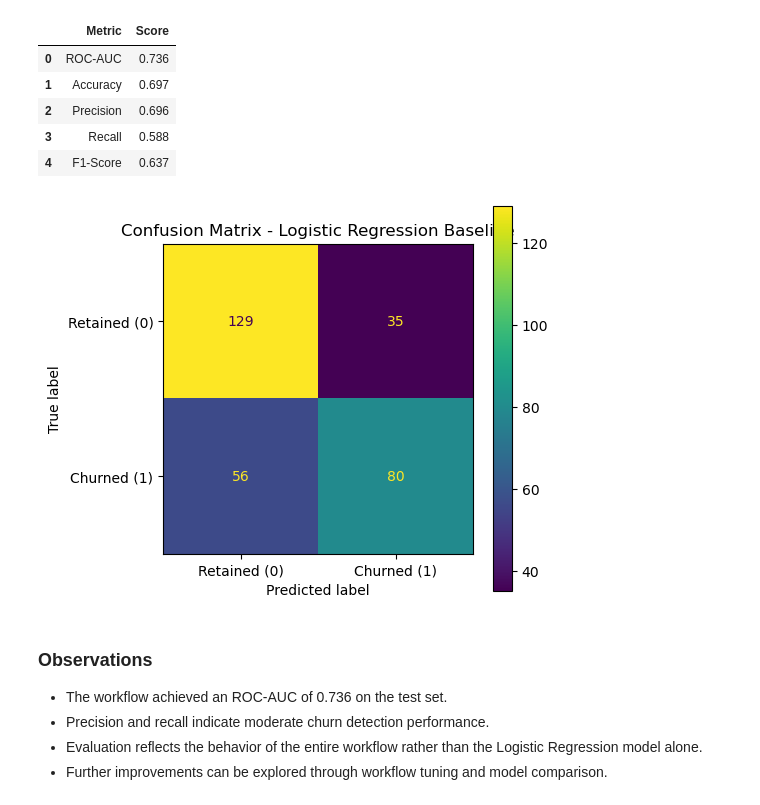
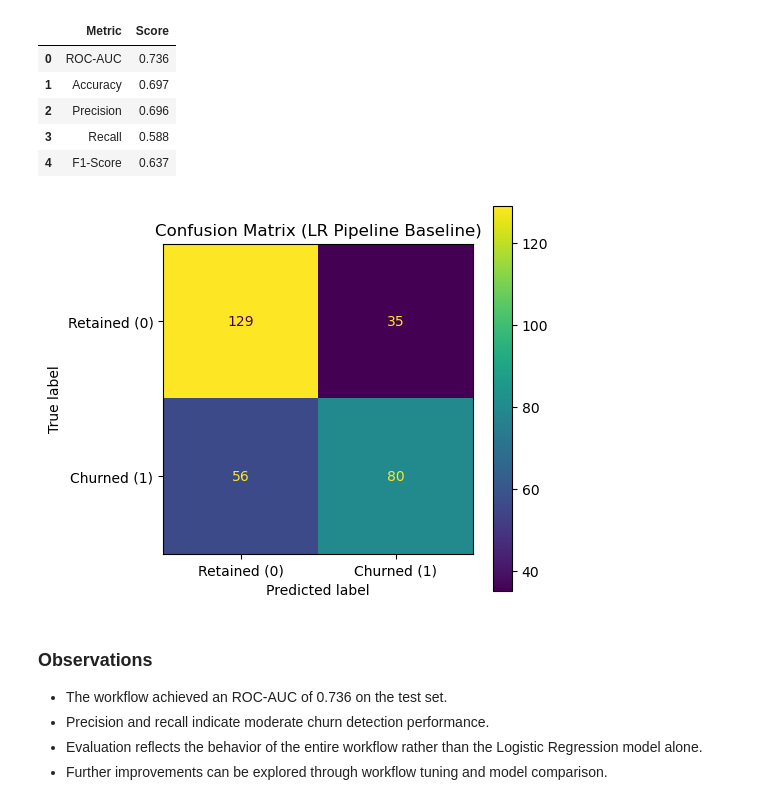
Before and after one commit to AmishaTiwari/ml-model-playbook, a Jupyter notebook: ml_pipelines/ml_pipelines.ipynb, the cells around one changed output. Saved outputs shown, nothing was run; the diff lists cells and outputs as text; code cells hidden in the pictures.

```diff
--- a/ml_pipelines/ml_pipelines.ipynb
+++ b/ml_pipelines/ml_pipelines.ipynb
@@ -600,16 +602,16 @@ Predictions
 # %% [markdown]
 ### Training the Pipeline
 # %%
-pipeline_baseline = Pipeline(
+lr_pipeline_baseline = Pipeline(
     steps=[
         ("preprocessor", preprocessor),
         ("model", LogisticRegression(max_iter=1000, random_state=RANDOM_STATE))
     ]
 )
 
-pipeline_baseline.fit(X_train, y_train)
+lr_pipeline_baseline.fit(X_train, y_train)
 
-display(pipeline_baseline)
+display(lr_pipeline_baseline)
 # %% [output]
 Pipeline(steps=[('preprocessor',
                  ColumnTransformer(transformers=[('num',
@@ -638,8 +640,8 @@ Pipeline(steps=[('preprocessor',
 # %% [markdown]
 ### Generating Predictions
 # %%
-y_pred_baseline = pipeline_baseline.predict(X_test)
-y_prob_baseline = pipeline_baseline.predict_proba(X_test)[:, 1]
+y_pred_lr_baseline = lr_pipeline_baseline.predict(X_test)
+y_prob_lr_baseline = lr_pipeline_baseline.predict_proba(X_test)[:, 1]
 # %% [markdown]
 ### Observations
 
@@ -667,13 +669,13 @@ baseline_metrics
 # %%
 # Display confusion matrix
 plot_confusion_matrix(
     y_true=y_test,
-    y_pred=y_pred_baseline,
+    y_pred=y_pred_lr_baseline,
     labels=["Retained (0)", "Churned (1)"],
-    title="Confusion Matrix - Logistic Regression Baseline"
+    title="Confusion Matrix (LR Pipeline Baseline)"
 )
 # %% [output]
-[figure, old version]
+[figure, new version]
 # %% [markdown]
 ### Observations
 
```
Also changed, not shown: parts of 15 cells of this notebook, 1 other file.
